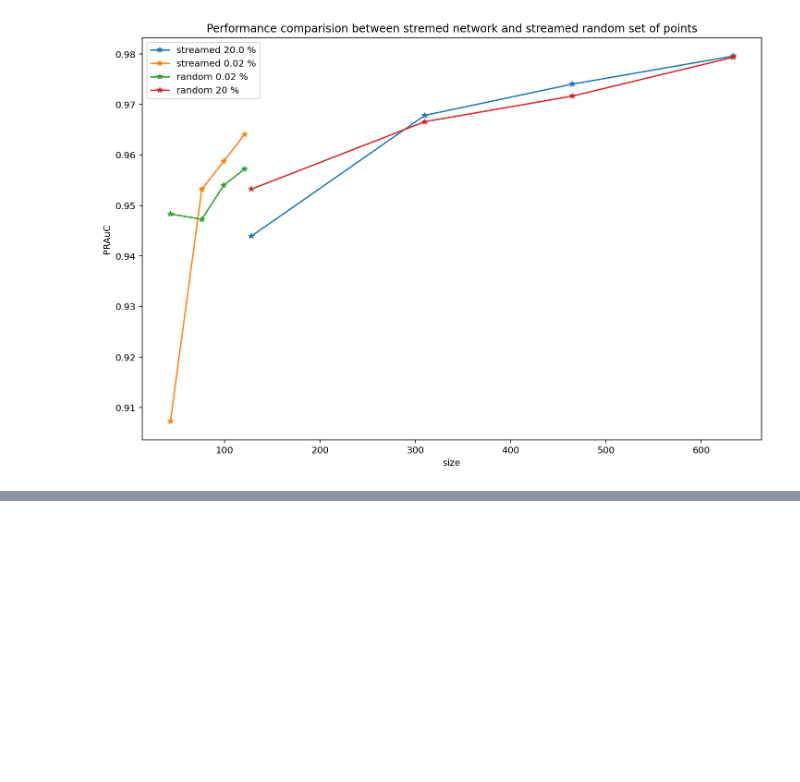
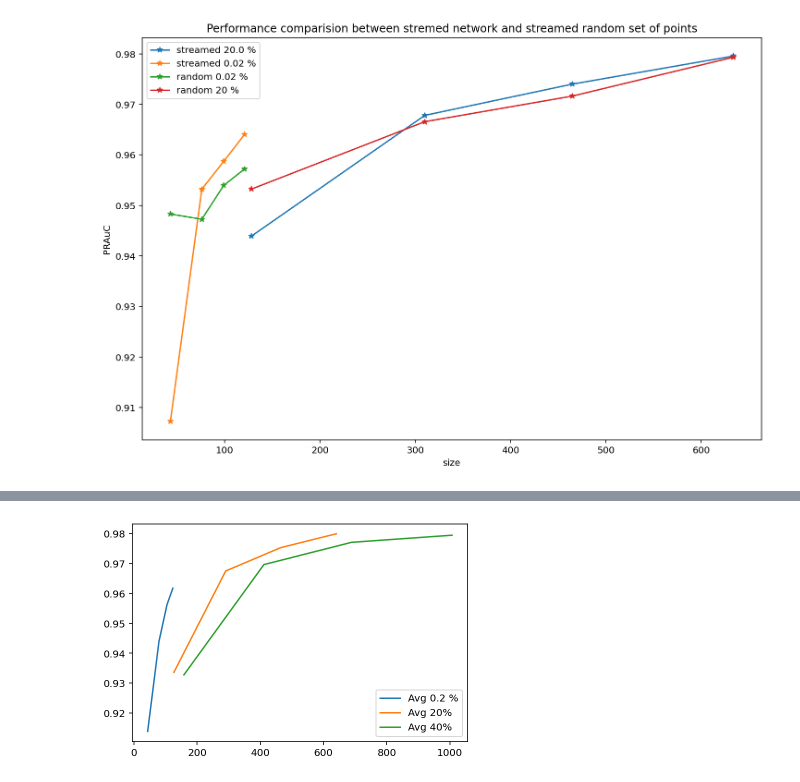
Before and after one commit to jrybicki-jsc/smms, a Jupyter notebook: graphla/newcluster_results.ipynb, the cells around one changed output, grey strips where cells are left out. Drawn from its saved outputs; the diff is of its cells as text; code cells hidden in the pictures; blank space fills up the shorter version.

```diff
--- a/graphla/newcluster_results.ipynb
+++ b/graphla/newcluster_results.ipynb
@@ -628,0 +648,29 @@ plt.legend();
+# %%
+rres40 = read_multirun(suffix='40')
+# %%
+from collections import defaultdict
+
+def get_avgs(results):
+    ss = defaultdict(list)
+    au = defaultdict(list)
+    for run, [aucs, sizes] in results.items():
+        for i,s in enumerate(sizes):
+            ss[i].append(s)
+            au[i].append(aucs[i])
+
+
+    s=list(map(np.average, ss.values()))
+    a=list(map(np.average, au.values()))
+    return s,a
+# %%
+x,y = get_avgs(results=rres20)
+x2,y2 = get_avgs(results=rres2)
+x3,y3 = get_avgs(results=rres40)
+
+plt.plot(x2, y2, label='Avg 0.2 %')
+plt.plot(x,y, label='Avg 20%')
+plt.plot(x3,y3, label='Avg 40%')
+
+plt.legend();
+# %% [output]
+[figure, added]
```
Also changed, not shown: parts of 14 cells of this notebook.
